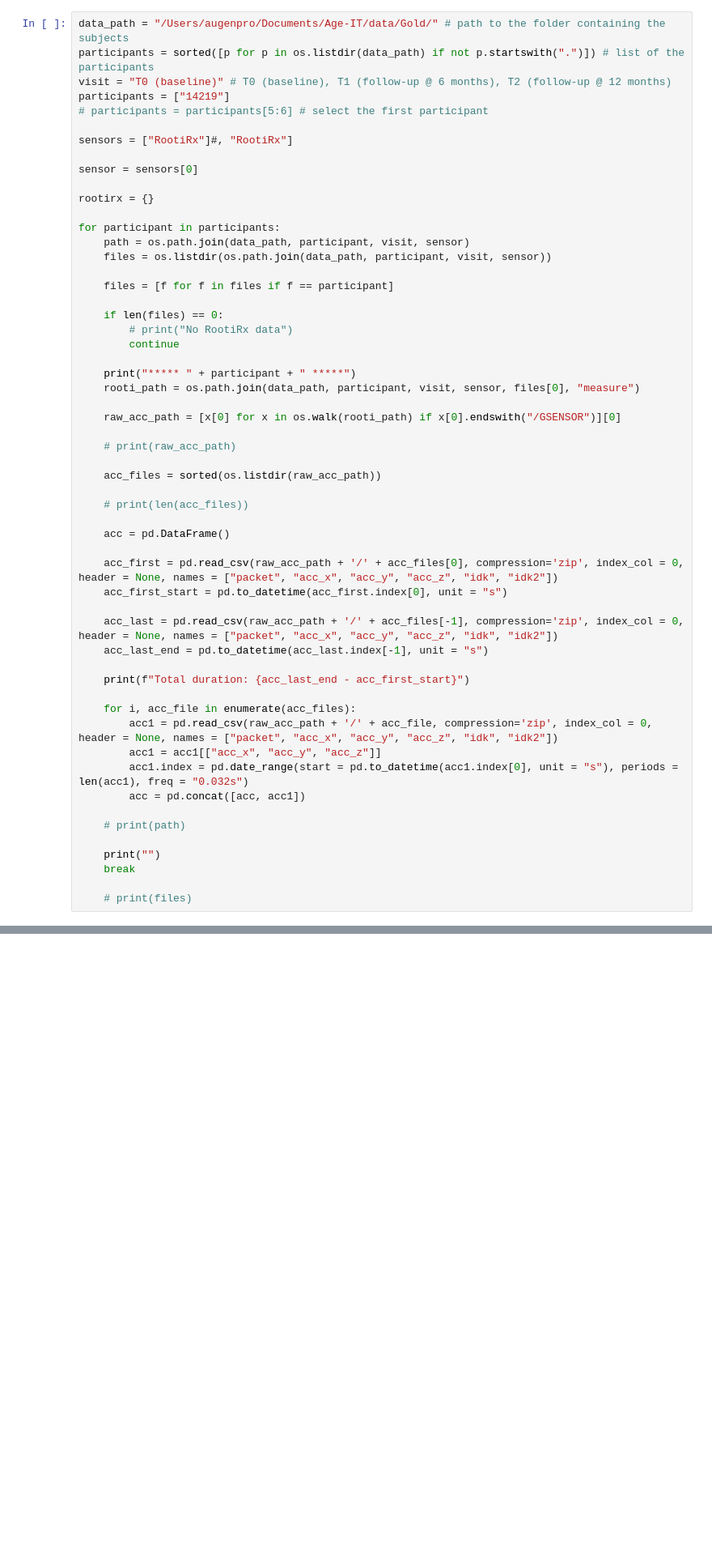
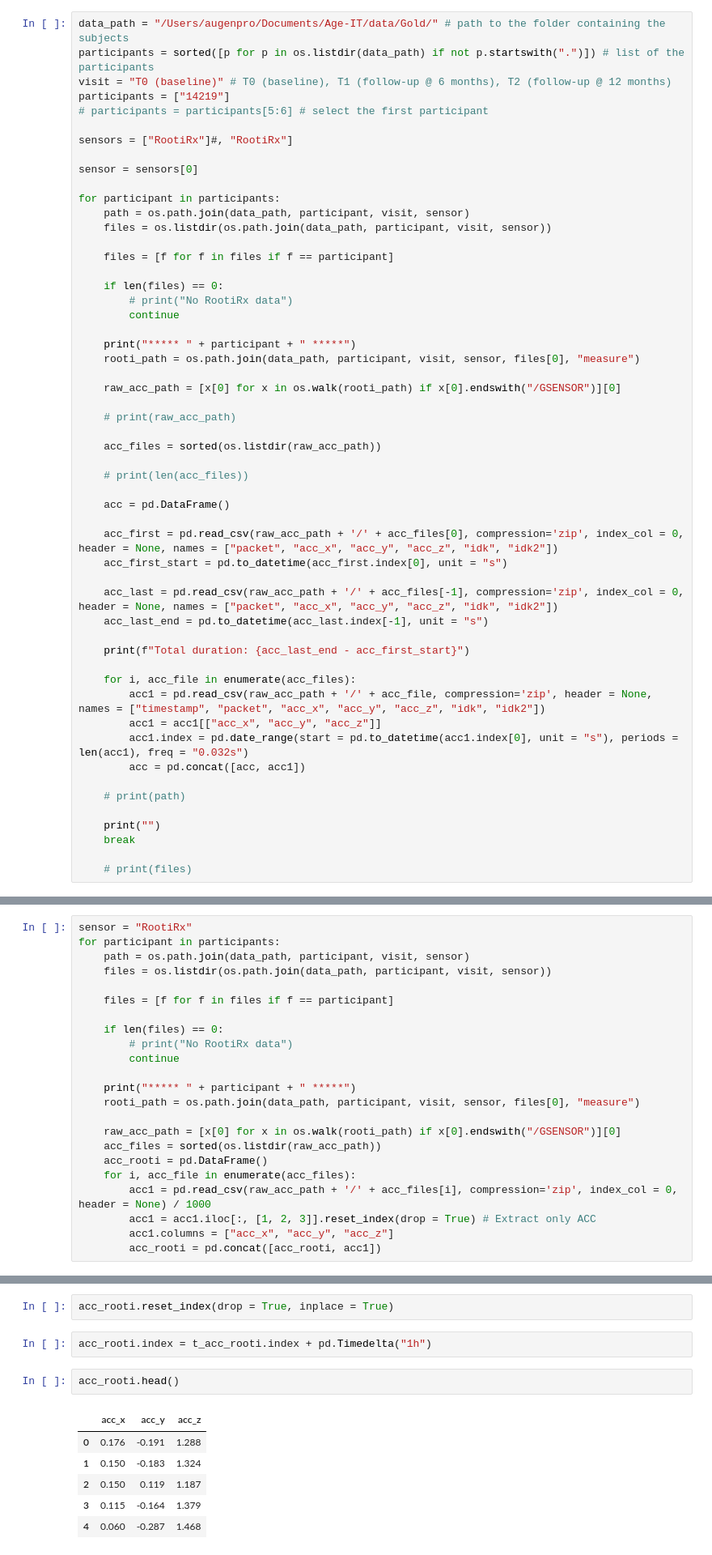
Before and after one commit to marcellosicbaldi/DARE-wearable-pipelines, a Jupyter notebook: notebooks/icare-it_EDA.ipynb, the cells around one changed output, grey strips where cells are left out. Shown at 81% size. Cells and saved outputs as stored; diff of their text form; blank space fills up the shorter version.

```diff
--- a/notebooks/icare-it_EDA.ipynb
+++ b/notebooks/icare-it_EDA.ipynb
@@ -319,8 +385,6 @@ participants = ["14219"]
 sensors = ["RootiRx"]#, "RootiRx"]
 
 sensor = sensors[0]
-
-rootirx = {}
 
 for participant in participants:
     path = os.path.join(data_path, participant, visit, sensor)
@@ -354,7 +418,7 @@ for participant in participants:
     print(f"Total duration: {acc_last_end - acc_first_start}")
 
     for i, acc_file in enumerate(acc_files):
-        acc1 = pd.read_csv(raw_acc_path + '/' + acc_file, compression='zip', index_col = 0, header = None, names = ["packet", "acc_x", "acc_y", "acc_z", "idk", "idk2"])
+        acc1 = pd.read_csv(raw_acc_path + '/' + acc_file, compression='zip', header = None, names = ["timestamp", "packet", "acc_x", "acc_y", "acc_z", "idk", "idk2"])
         acc1 = acc1[["acc_x", "acc_y", "acc_z"]]
         acc1.index = pd.date_range(start = pd.to_datetime(acc1.index[0], unit = "s"), periods = len(acc1), freq = "0.032s")
         acc = pd.concat([acc, acc1])
@@ -478,0 +543,23 @@ GeneActivCaviglia:  6 days 22:27:26
+# %%
+sensor = "RootiRx"
+for participant in participants:
+    path = os.path.join(data_path, participant, visit, sensor)
+    files = os.listdir(os.path.join(data_path, participant, visit, sensor))
+
+    files = [f for f in files if f == participant]
+
+    if len(files) == 0:
+        # print("No RootiRx data")
+        continue
+
+    print("***** " + participant + " *****")
+    rooti_path = os.path.join(data_path, participant, visit, sensor, files[0], "measure")
+
+    raw_acc_path = [x[0] for x in os.walk(rooti_path) if x[0].endswith("/GSENSOR")][0]
+    acc_files = sorted(os.listdir(raw_acc_path))
+    acc_rooti = pd.DataFrame()
+    for i, acc_file in enumerate(acc_files):
+        acc1 = pd.read_csv(raw_acc_path + '/' + acc_files[i], compression='zip', index_col = 0, header = None) / 1000
+        acc1 = acc1.iloc[:, [1, 2, 3]].reset_index(drop = True) # Extract only ACC
+        acc1.columns = ["acc_x", "acc_y", "acc_z"]
+        acc_rooti = pd.concat([acc_rooti, acc1])
@@ -478,0 +568,13 @@ GeneActivCaviglia:  6 days 22:27:26
+# %%
+acc_rooti.reset_index(drop = True, inplace = True)
+# %%
+acc_rooti.index = t_acc_rooti.index + pd.Timedelta("1h")
+# %%
+acc_rooti.head()
+# %% [output]
+|  | acc_x | acc_y | acc_z |
+| 0 | 0.176 | -0.191 | 1.288 |
+| 1 | 0.150 | -0.183 | 1.324 |
+| 2 | 0.150 | 0.119 | 1.187 |
+| 3 | 0.115 | -0.164 | 1.379 |
+| 4 | 0.060 | -0.287 | 1.468 |
```
Also changed, not shown: parts of 37 cells of this notebook.
